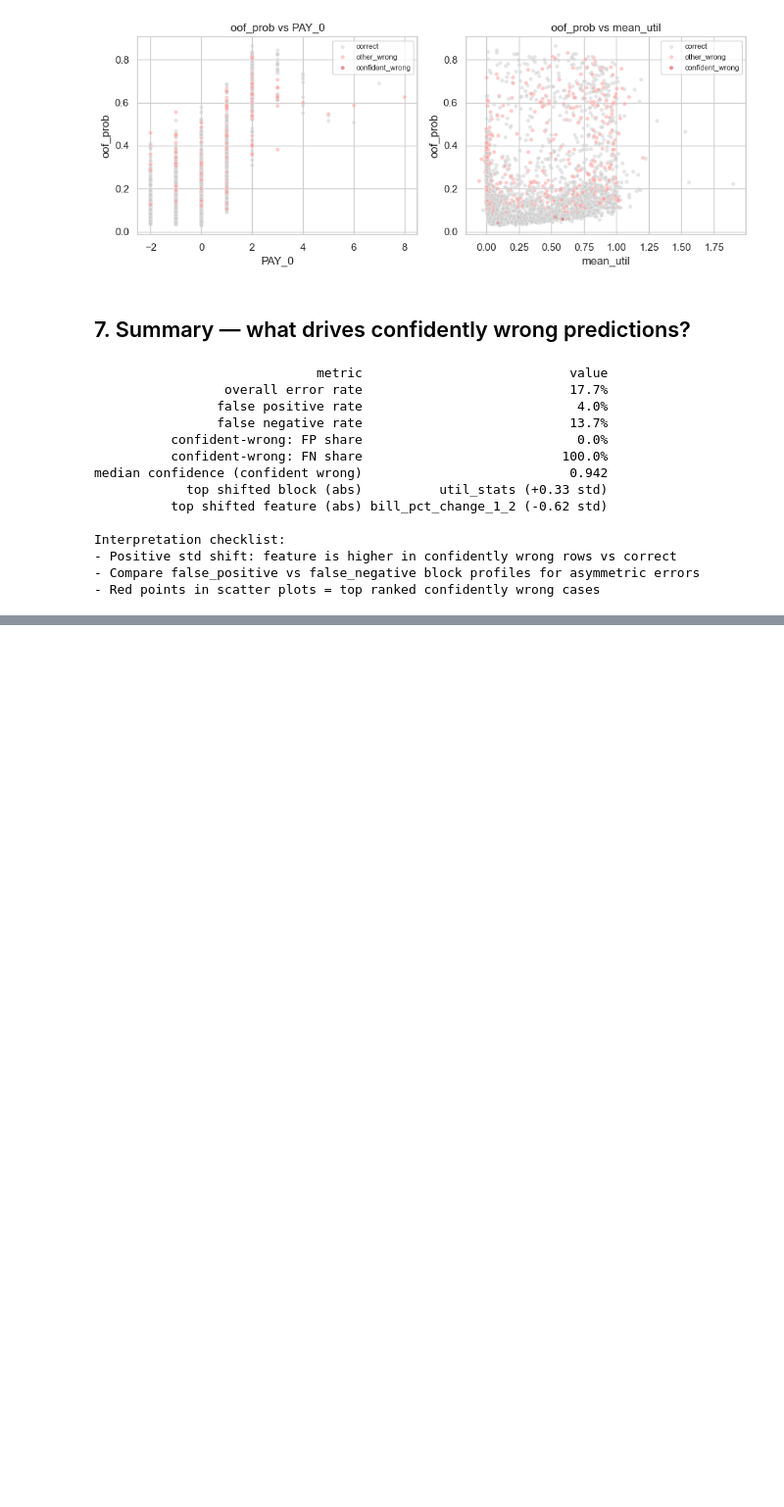
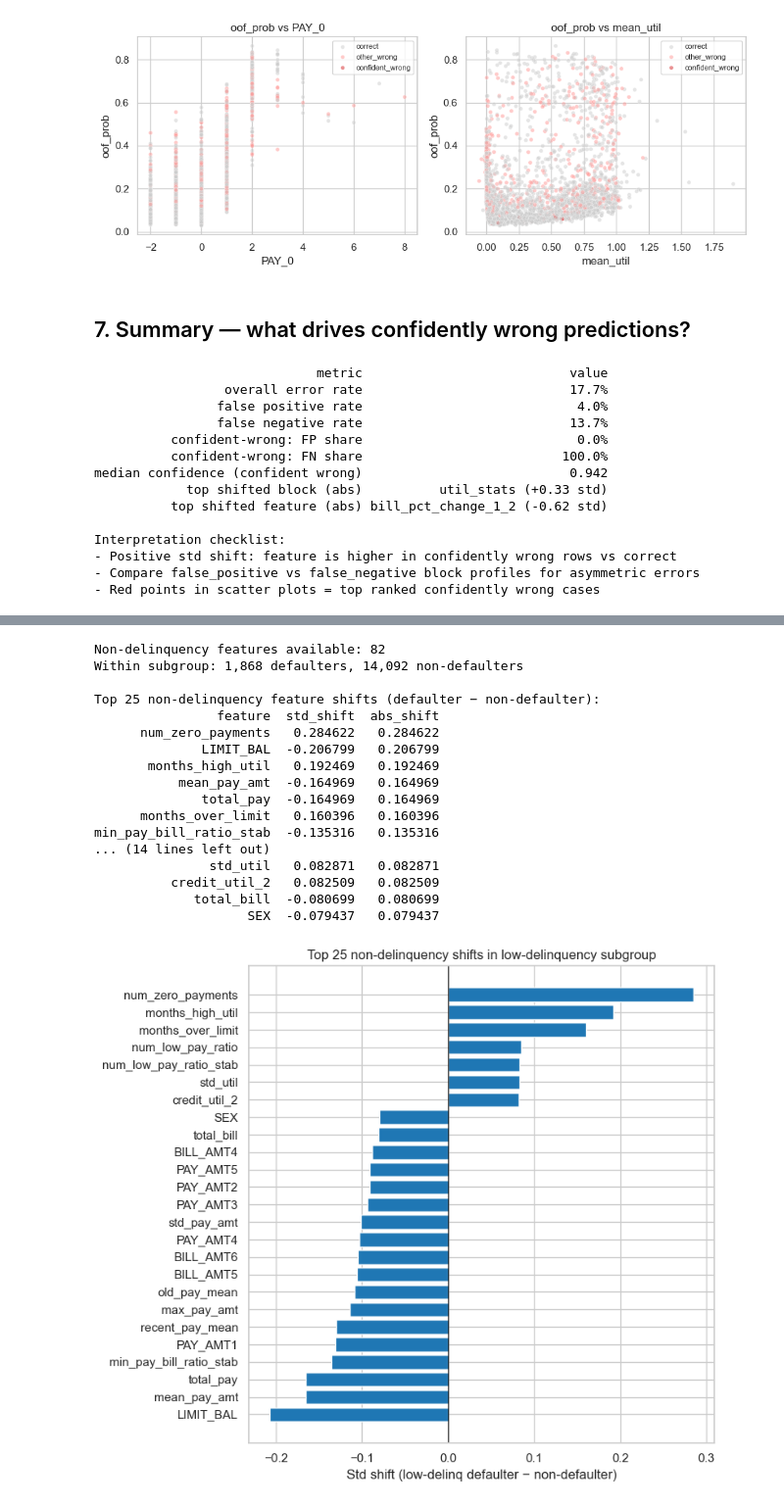
Before and after one commit to legendarystrat/interuni_datathon_2026, a Jupyter notebook: confident_errors_analysis.ipynb, the cells around one changed output, grey strips where cells are left out. Shown at 98% size. Drawn from its saved outputs; the diff is of its cells as text; code cells hidden in the pictures; blank space fills up the shorter version.

```diff
--- a/confident_errors_analysis.ipynb
+++ b/confident_errors_analysis.ipynb
@@ -420,0 +487,51 @@ Interpretation checklist:
+# %%
+subgroup_df = signal_df.loc[low_delinq_mask].copy()
+subgroup_y = y_signal.loc[low_delinq_mask]
+
+low_delinq_defaults = subgroup_df[subgroup_y == 1]
+low_delinq_non_defaults = subgroup_df[subgroup_y == 0]
+non_delinq_cols = subgroup_non_delinquency_feature_cols(signal_df)
+
+print(f"Non-delinquency features available: {len(non_delinq_cols)}")
+print(
+    f"Within subgroup: {len(low_delinq_defaults):,} defaulters, "
+    f"{len(low_delinq_non_defaults):,} non-defaulters"
+)
+
+non_delinq_shift_top25 = feature_shift_table(
+    low_delinq_defaults,
+    low_delinq_non_defaults,
+    non_delinq_cols,
+    top_n=25,
+)
+
+print("\nTop 25 non-delinquency feature shifts (defaulter − non-defaulter):")
+print(non_delinq_shift_top25.to_string(index=False))
+
+fig, ax = plt.subplots(figsize=(8, 7))
+plot_data = non_delinq_shift_top25.sort_values("std_shift")
+ax.barh(plot_data["feature"], plot_data["std_shift"], color="#1f77b4")
+ax.axvline(0, color="black", linewidth=0.8)
+ax.set_xlabel("Std shift (low-delinq defaulter − non-defaulter)")
+ax.set_title("Top 25 non-delinquency shifts in low-delinquency subgroup")
+plt.tight_layout()
+plt.show()
+# %% [output]
+Non-delinquency features available: 82
+Within subgroup: 1,868 defaulters, 14,092 non-defaulters
+
+Top 25 non-delinquency feature shifts (defaulter − non-defaulter):
+                feature  std_shift  abs_shift
+      num_zero_payments   0.284622   0.284622
+              LIMIT_BAL  -0.206799   0.206799
+       months_high_util   0.192469   0.192469
+           mean_pay_amt  -0.164969   0.164969
+              total_pay  -0.164969   0.164969
+      months_over_limit   0.160396   0.160396
+min_pay_bill_ratio_stab  -0.135316   0.135316
+... (14 lines left out)
+               std_util   0.082871   0.082871
+          credit_util_2   0.082509   0.082509
+             total_bill  -0.080699   0.080699
+                    SEX  -0.079437   0.079437
+[figure, added]
```
Also changed, not shown: parts of 6 cells of this notebook, 2 other files.
